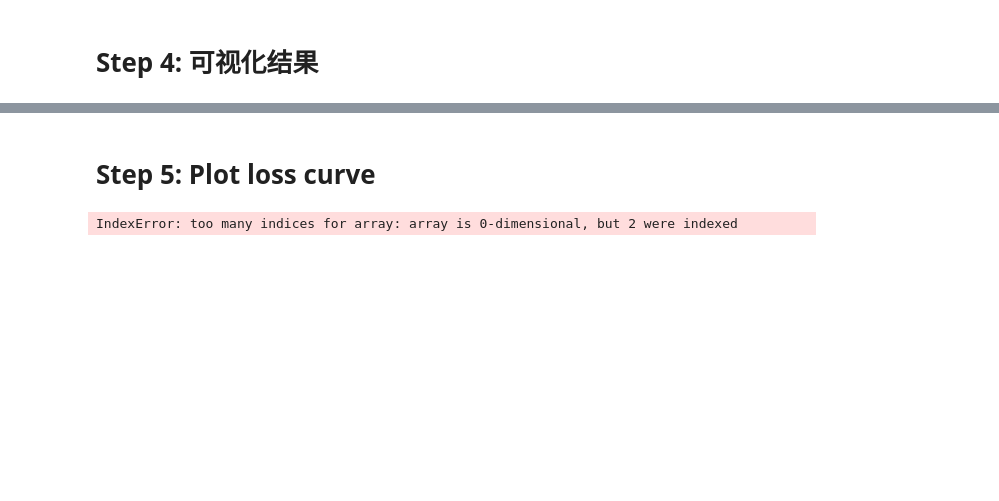
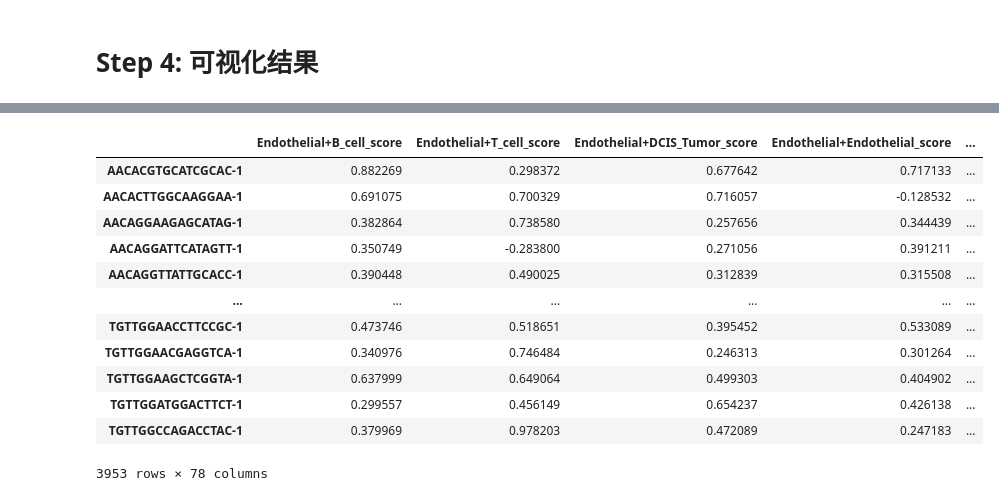
Before and after one commit to rora-theg/CellType-GP, a Jupyter notebook: CellType_GP/CellType-GP/examples/deconvolution_test.ipynb, the cells around one changed output, grey strips where cells are left out. Cells and saved outputs as stored; diff of their text form; code cells hidden in the pictures; blank space fills up the shorter version.

```diff
--- a/CellType_GP/CellType-GP/examples/deconvolution_test.ipynb
+++ b/CellType_GP/CellType-GP/examples/deconvolution_test.ipynb
@@ -205,27 +262,0 @@ print(f"👉 保存路径: {output_path}")
-# %%
-Convert Y_tps to wide DataFrame and save
-# 假设 Y_tps 形状为 (T, P, S)
-Y_tps = model.Y_tps.detach().cpu().numpy()
-T, P, S = Y_tps.shape
-
-# 确保索引
-spot_names = data['spot_names']
-celltype_names = data['celltype_names']
-program_names = data['program_names']
-
-
-# 1️⃣ 重新排列维度： (S, T, P)
-Y_tps_reordered = np.transpose(Y_tps, (2, 0, 1))  # S x T x P
-
-# 2️⃣ 展平每个 spot 的 (T×P) 向量
-Y_tps_flat = Y_tps_reordered.reshape(S, T * P)
-
-# 3️⃣构造 DataFrame
-columns = [f"{ct}+{pg}" for ct in celltype_names for pg in program_names]
-y_tps_matrix_df = pd.DataFrame(Y_tps_flat, index=spot_names, columns=columns)
-
-# 4️⃣ 保存结果
-output_path = '/home/vs_theg/ST_program/CellType_GP/DATA/notebook_outputs/train1000_342_result(wide).csv'
-y_tps_matrix_df.to_csv(output_path, index=True)
-print(f"✅ 已生成矩阵表：{y_tps_matrix_df.shape[0]} × {y_tps_matrix_df.shape[1]}")
-print(f"👉 保存路径: {output_path}")
@@ -252,24 +263,16 @@ AACAGGTTATTGCACC-1                         0.000002              -0.000004
-# %% [markdown]
-# Step 5: Plot loss curve
-# %%
-# Step 5: Plot loss curve
-import matplotlib.pyplot as plt
-import numpy as np
-
-history = np.array(history)
-total_loss = history[:, 0]
-recon_loss = history[:, 1]
-
-plt.figure(figsize=(7,4))
-plt.plot(total_loss, label='Total Loss', linewidth=1.5)
-plt.plot(recon_loss, label='Reconstruction Loss', linewidth=1.5)
-plt.xlabel('Epoch')
-plt.ylabel('Loss')
-plt.title('Training Loss Curve')
-plt.legend()
-plt.grid(True, linestyle='--', alpha=0.6)
-plt.tight_layout()
-plt.savefig("loss_curve.png", dpi=300)
-plt.show()
-# %% [output]
-IndexError: too many indices for array: array is 0-dimensional, but 2 were indexed
+# %%
+y_tps_matrix_df
+# %% [output]
+|  | Endothelial+B_cell_score | Endothelial+T_cell_score | Endothelial+DCIS_Tumor_score | Endothelial+Endothelial_score | ... |
+| AACACGTGCATCGCAC-1 | 0.882269 | 0.298372 | 0.677642 | 0.717133 | ... |
+| AACACTTGGCAAGGAA-1 | 0.691075 | 0.700329 | 0.716057 | -0.128532 | ... |
+| AACAGGAAGAGCATAG-1 | 0.382864 | 0.738580 | 0.257656 | 0.344439 | ... |
+| AACAGGATTCATAGTT-1 | 0.350749 | -0.283800 | 0.271056 | 0.391211 | ... |
+| AACAGGTTATTGCACC-1 | 0.390448 | 0.490025 | 0.312839 | 0.315508 | ... |
+| ... | ... | ... | ... | ... | ... |
+| TGTTGGAACCTTCCGC-1 | 0.473746 | 0.518651 | 0.395452 | 0.533089 | ... |
+| TGTTGGAACGAGGTCA-1 | 0.340976 | 0.746484 | 0.246313 | 0.301264 | ... |
+| TGTTGGAAGCTCGGTA-1 | 0.637999 | 0.649064 | 0.499303 | 0.404902 | ... |
+| TGTTGGATGGACTTCT-1 | 0.299557 | 0.456149 | 0.654237 | 0.426138 | ... |
+| TGTTGGCCAGACCTAC-1 | 0.379969 | 0.978203 | 0.472089 | 0.247183 | ... |
+3953 rows × 78 columns
```
Also changed, not shown: parts of 12 cells of this notebook, 1 other file.
